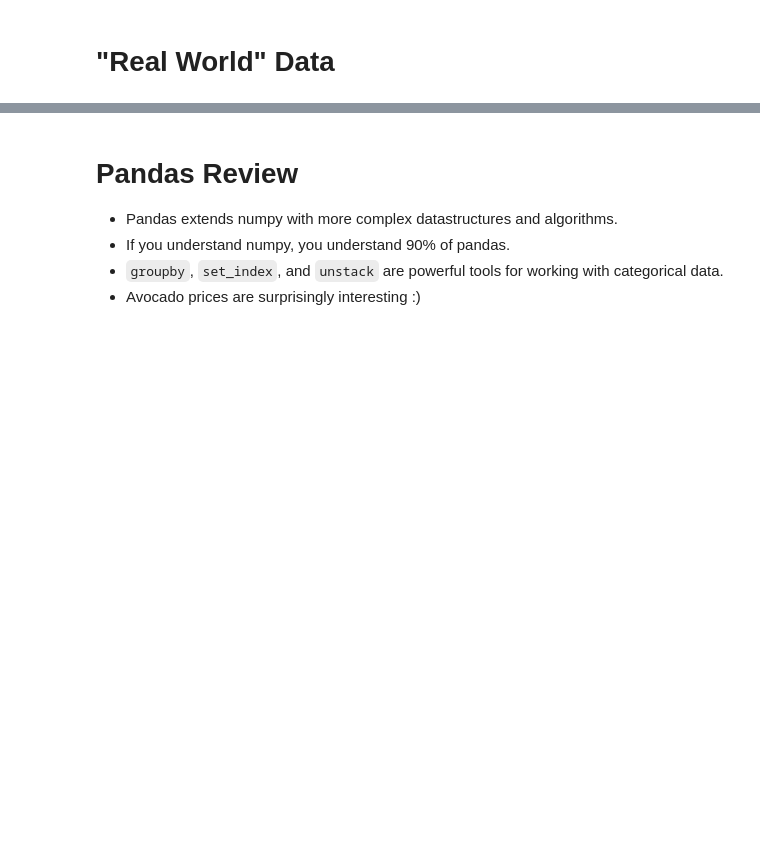
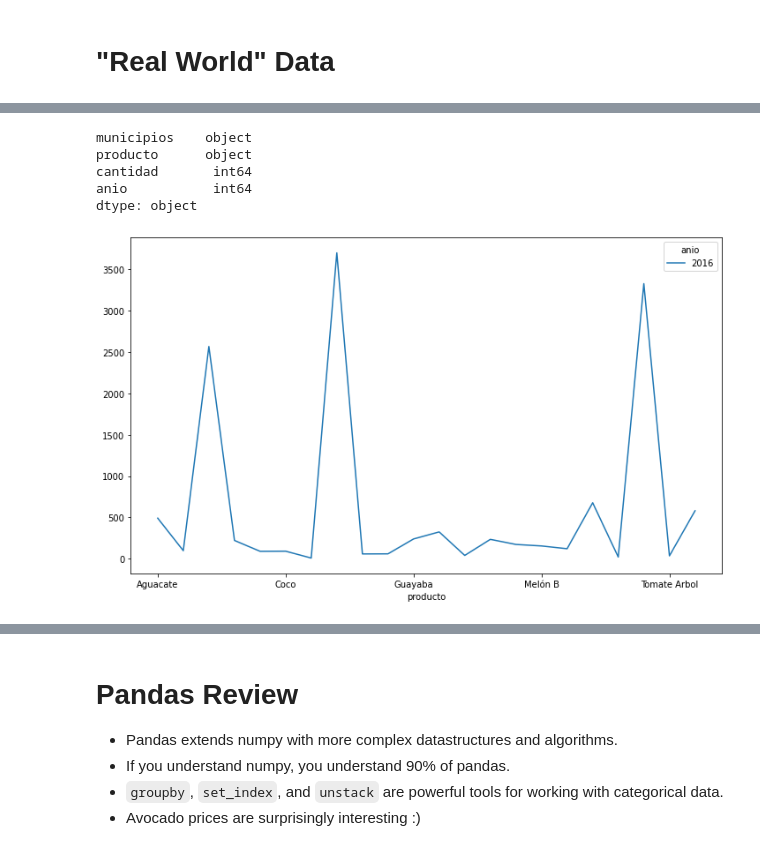
Before and after one commit to jumorenop/MetNumUN2022II, a Jupyter notebook: Lab2/Lab2.ipynb, the cells around one changed output, grey strips where cells are left out. Cells and saved outputs as stored; diff of their text form; code cells hidden in the pictures; blank space fills up the shorter version.

```diff
--- a/Lab2/Lab2.ipynb
+++ b/Lab2/Lab2.ipynb
@@ -968,0 +1713,5 @@ ax.set_xticklabels(ax.get_xticklabels(), rotation=45);
+# %%
+import pandas as pd
+
+FrutaCali = pd.read_csv('https://www.datos.gov.co/resource/8xap-gecf.csv')
+FrutaCali.head()
@@ -968,0 +1725,12 @@ ax.set_xticklabels(ax.get_xticklabels(), rotation=45);
+# %%
+FrutaCali.dtypes
+# %% [output]
+municipios    object
+producto      object
+cantidad       int64
+anio           int64
+dtype: object
+# %%
+FrutaCali.groupby(['producto','anio'])['cantidad'].mean().unstack().ffill().plot();
+# %% [output]
+[figure, added]
```
Also changed, not shown: parts of 207 cells of this notebook.
